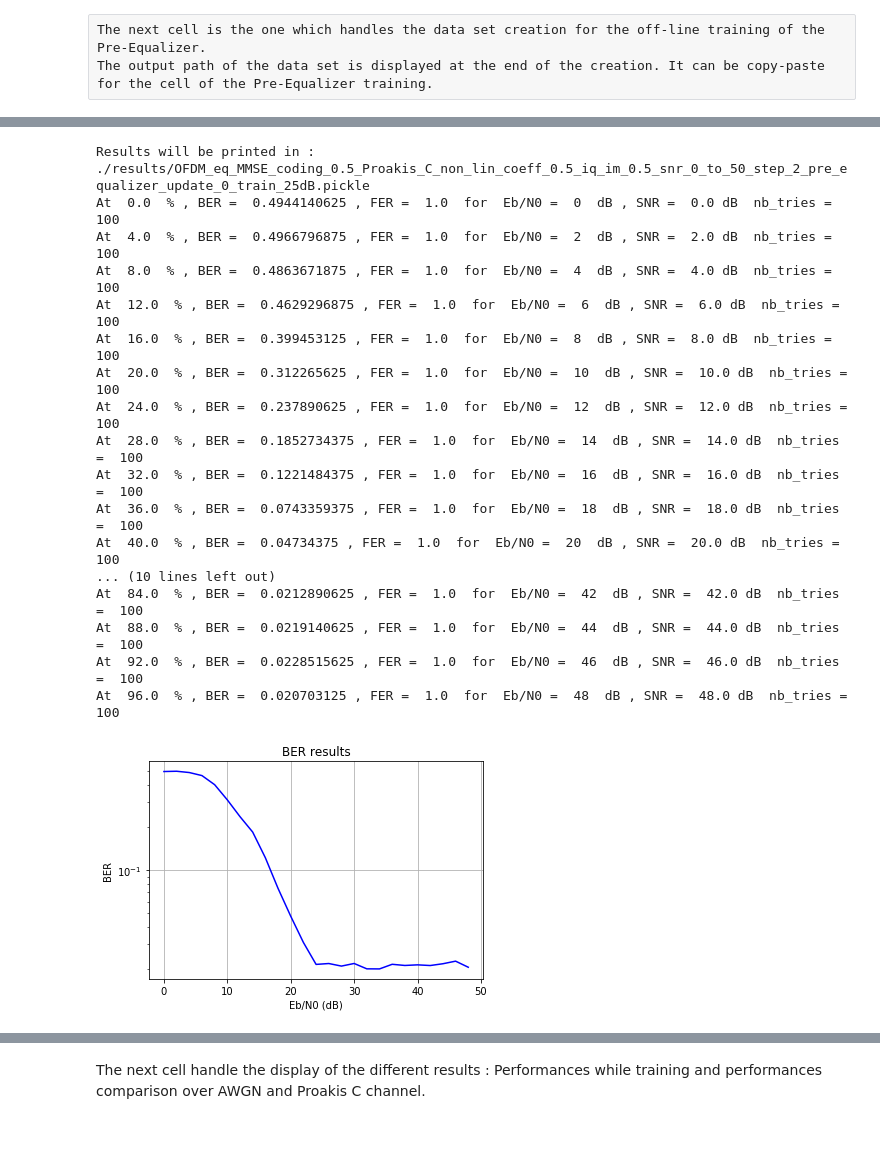
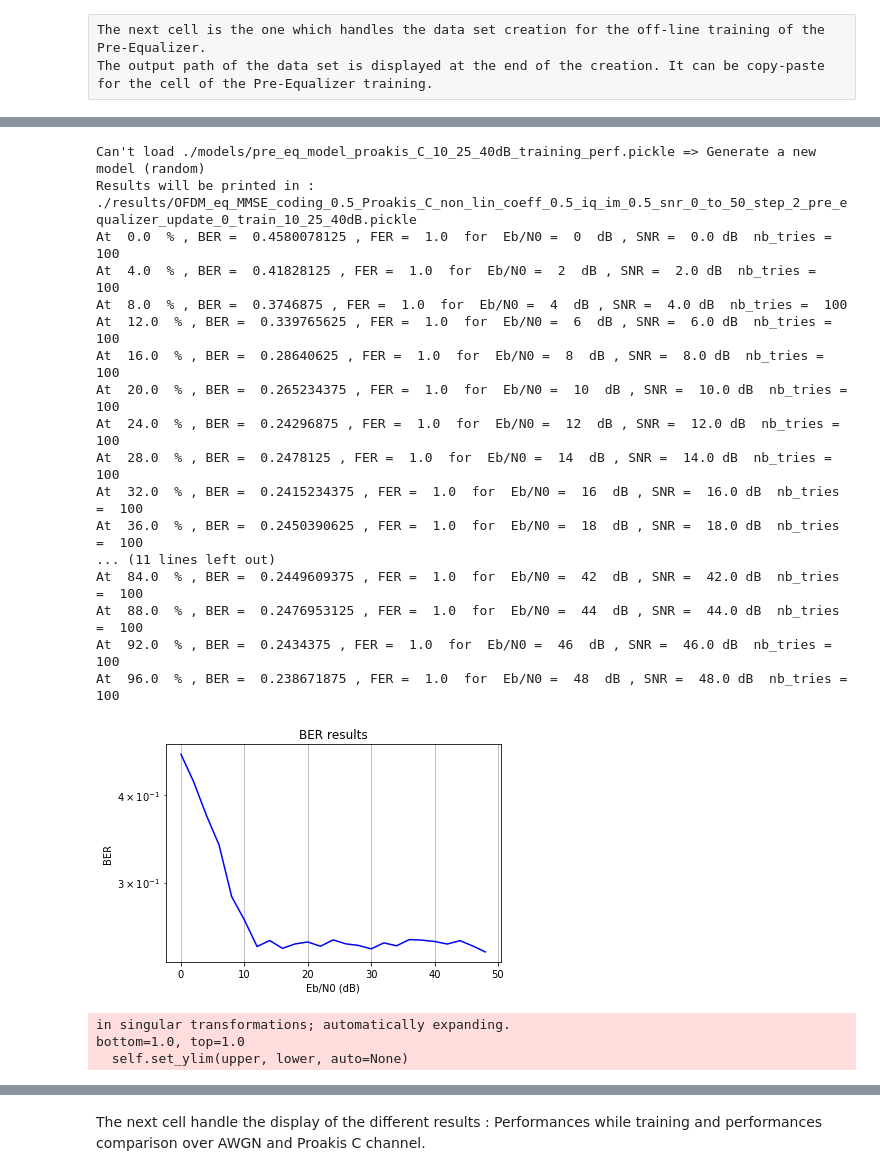
Before and after one commit to EricSoubigou/Deep-Net-Pre-Equalizer, a Jupyter notebook: online_label_recovery.ipynb, the cells around one changed output, grey strips where cells are left out. Drawn from its saved outputs; the diff is of its cells as text; code cells hidden in the pictures; blank space fills up the shorter version.

```diff
--- a/online_label_recovery.ipynb
+++ b/online_label_recovery.ipynb
@@ -222,7 +222,9 @@ Performances of the training saved at ./models/pre_eq_model_proakis_C_25dB_train
 from MonteCarlo import *
 
 # Model loading
-model_path = "./models/pre_eq_model_proakis_C_25dB.pth"
+model_path = "./models/pre_eq_model_proakis_C_10_25_40dB_training_perf.pickle"
+#"./models/pre_eq_model_proakis_C_25_40dB.pth"
+#"./models/pre_eq_model_proakis_C_25dB.pth"
 #"./models/pre_eq_model_proakis_C_40dB.pth"
 #"./models/pre_eq_model_proakis_C_30dB.pth"
 #"./models/pre_eq_model_proakis_C_20dB.pth"
@@ -238,49 +240,52 @@ simulation_param_dict = {
         "min_eb_n0": 0,
         "max_eb_n0": 50,
     },
     "channel_parameters": {
         "channel_type": "Proakis_C",
         "non_lin_coeff": 0.5,
         "iq_imbalance": 0.5,
         "channel_taps": np.array([1, 2, 3, 2, 1]),
     },
     "frame_length": 256,
     "modulation": {
         "modulation_order": 4,
         "nb_carriers": 64,
         "cp_length": 8,
         "off_carrier": 0,
     },
     "equalizer": "MMSE",
     "channel_coding": {
         "mem_size": np.array([2]),
         "g_matrix": np.array([[0o5, 0o7]]),
         "rho": 1 / 2,  #  Coding rate
     },
     "pre_equalizer": {
         "model_path": model_path,
         "feed_back_freq": 0,
     }
 }
 
 # Launch the simulation
-monte_carlo_simulation(simulation_param_dict, "train_25dB")
+monte_carlo_simulation(simulation_param_dict, "train_10_25_40dB")
 # %% [output]
-Results will be printed in :  ./results/OFDM_eq_MMSE_coding_0.5_Proakis_C_non_lin_coeff_0.5_iq_im_0.5_snr_0_to_50_step_2_pre_equalizer_update_0_train_25dB.pickle
-At  0.0  % , BER =  0.4944140625 , FER =  1.0  for  Eb/N0 =  0  dB , SNR =  0.0 dB  nb_tries =  100
-At  4.0  % , BER =  0.4966796875 , FER =  1.0  for  Eb/N0 =  2  dB , SNR =  2.0 dB  nb_tries =  100
-At  8.0  % , BER =  0.4863671875 , FER =  1.0  for  Eb/N0 =  4  dB , SNR =  4.0 dB  nb_tries =  100
-At  12.0  % , BER =  0.4629296875 , FER =  1.0  for  Eb/N0 =  6  dB , SNR =  6.0 dB  nb_tries =  100
-At  16.0  % , BER =  0.399453125 , FER =  1.0  for  Eb/N0 =  8  dB , SNR =  8.0 dB  nb_tries =  100
-At  20.0  % , BER =  0.312265625 , FER =  1.0  for  Eb/N0 =  10  dB , SNR =  10.0 dB  nb_tries =  100
-At  24.0  % , BER =  0.237890625 , FER =  1.0  for  Eb/N0 =  12  dB , SNR =  12.0 dB  nb_tries =  100
-At  28.0  % , BER =  0.1852734375 , FER =  1.0  for  Eb/N0 =  14  dB , SNR =  14.0 dB  nb_tries =  100
-At  32.0  % , BER =  0.1221484375 , FER =  1.0  for  Eb/N0 =  16  dB , SNR =  16.0 dB  nb_tries =  100
-At  36.0  % , BER =  0.0743359375 , FER =  1.0  for  Eb/N0 =  18  dB , SNR =  18.0 dB  nb_tries =  100
-At  40.0  % , BER =  0.04734375 , FER =  1.0  for  Eb/N0 =  20  dB , SNR =  20.0 dB  nb_tries =  100
-... (10 lines left out)
-At  84.0  % , BER =  0.0212890625 , FER =  1.0  for  Eb/N0 =  42  dB , SNR =  42.0 dB  nb_tries =  100
-At  88.0  % , BER =  0.0219140625 , FER =  1.0  for  Eb/N0 =  44  dB , SNR =  44.0 dB  nb_tries =  100
-At  92.0  % , BER =  0.0228515625 , FER =  1.0  for  Eb/N0 =  46  dB , SNR =  46.0 dB  nb_tries =  100
-At  96.0  % , BER =  0.020703125 , FER =  1.0  for  Eb/N0 =  48  dB , SNR =  48.0 dB  nb_tries =  100
+Can't load ./models/pre_eq_model_proakis_C_10_25_40dB_training_perf.pickle => Generate a new model (random)
+Results will be printed in :  ./results/OFDM_eq_MMSE_coding_0.5_Proakis_C_non_lin_coeff_0.5_iq_im_0.5_snr_0_to_50_step_2_pre_equalizer_update_0_train_10_25_40dB.pickle
+At  0.0  % , BER =  0.4580078125 , FER =  1.0  for  Eb/N0 =  0  dB , SNR =  0.0 dB  nb_tries =  100
+At  4.0  % , BER =  0.41828125 , FER =  1.0  for  Eb/N0 =  2  dB , SNR =  2.0 dB  nb_tries =  100
+At  8.0  % , BER =  0.3746875 , FER =  1.0  for  Eb/N0 =  4  dB , SNR =  4.0 dB  nb_tries =  100
+At  12.0  % , BER =  0.339765625 , FER =  1.0  for  Eb/N0 =  6  dB , SNR =  6.0 dB  nb_tries =  100
+At  16.0  % , BER =  0.28640625 , FER =  1.0  for  Eb/N0 =  8  dB , SNR =  8.0 dB  nb_tries =  100
+At  20.0  % , BER =  0.265234375 , FER =  1.0  for  Eb/N0 =  10  dB , SNR =  10.0 dB  nb_tries =  100
+At  24.0  % , BER =  0.24296875 , FER =  1.0  for  Eb/N0 =  12  dB , SNR =  12.0 dB  nb_tries =  100
+At  28.0  % , BER =  0.2478125 , FER =  1.0  for  Eb/N0 =  14  dB , SNR =  14.0 dB  nb_tries =  100
+At  32.0  % , BER =  0.2415234375 , FER =  1.0  for  Eb/N0 =  16  dB , SNR =  16.0 dB  nb_tries =  100
+At  36.0  % , BER =  0.2450390625 , FER =  1.0  for  Eb/N0 =  18  dB , SNR =  18.0 dB  nb_tries =  100
+... (11 lines left out)
+At  84.0  % , BER =  0.2449609375 , FER =  1.0  for  Eb/N0 =  42  dB , SNR =  42.0 dB  nb_tries =  100
+At  88.0  % , BER =  0.2476953125 , FER =  1.0  for  Eb/N0 =  44  dB , SNR =  44.0 dB  nb_tries =  100
+At  92.0  % , BER =  0.2434375 , FER =  1.0  for  Eb/N0 =  46  dB , SNR =  46.0 dB  nb_tries =  100
+At  96.0  % , BER =  0.238671875 , FER =  1.0  for  Eb/N0 =  48  dB , SNR =  48.0 dB  nb_tries =  100
-[figure, old version]
+[figure, new version]
+in singular transformations; automatically expanding.
+bottom=1.0, top=1.0
+  self.set_ylim(upper, lower, auto=None)
```
Also changed, not shown: parts of 6 cells of this notebook, 2 other files.
